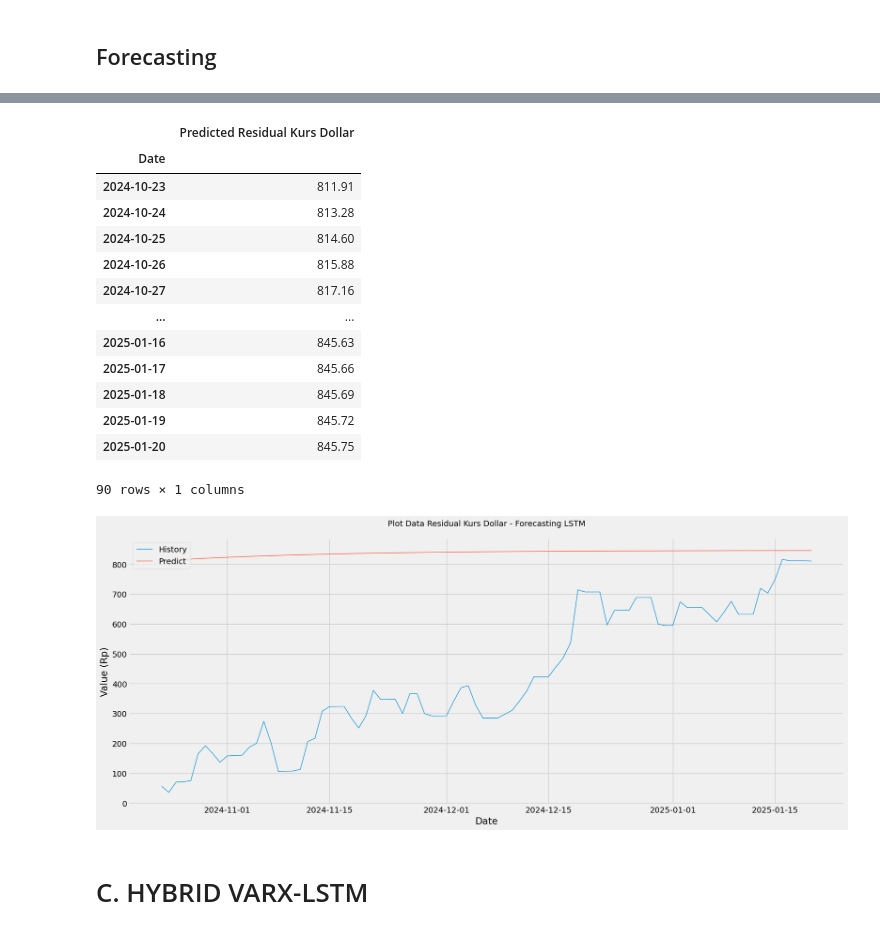
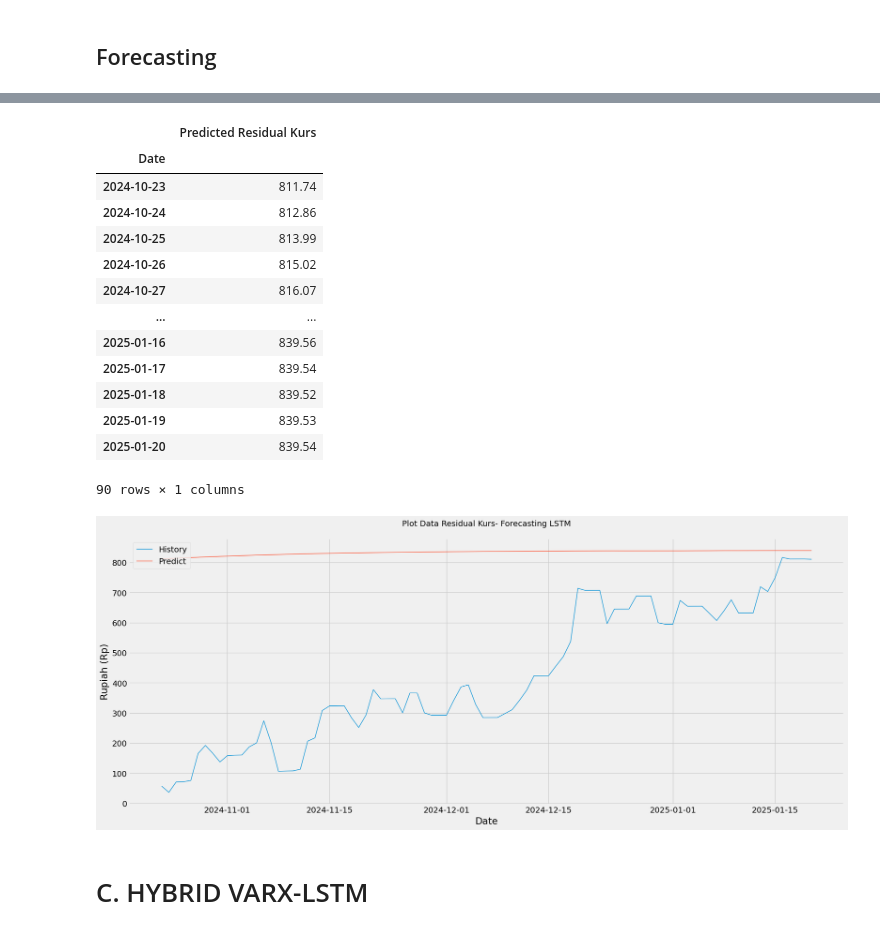
Before and after one commit to gladysadyaz/VAR, a Jupyter notebook: 10_Hybrid_LSTM__Kurs.ipynb, the cells around one changed output, grey strips where cells are left out. Cells and saved outputs as stored; diff of their text form; code cells hidden in the pictures.

```diff
--- a/10_Hybrid_LSTM__Kurs.ipynb
+++ b/10_Hybrid_LSTM__Kurs.ipynb
@@ -49,7 +49,7 @@ pd.options.display.float_format = '{:.2f}'.format
 ## Splitting & Scaling
 # %%
 file_path_actual = "/content/drive/My Drive/Colab Notebooks/wisman bali-kurs (1).xlsx"
-df_actual = pd.read_excel(file_path_actual, sheet_name='Sheet5')
+df_actual = pd.read_excel(file_path_actual, sheet_name='Sheet1')
 df_actual['Date'] = pd.to_datetime(df_actual['Date'], format='%d/%m/%Y')
 df_actual.set_index('Date', inplace=True)
 print(df_actual.head())
@@ -149,7 +148,7 @@ def create_model_lstm2(units1, units2, dropout_rate, learning_rate, init_scheme)
 param_grid_lstm2 = {
     'units1': [50, 100],
     'units2': [50, 100],
-    'dropout_rate': [0, 0.2],
+    'dropout_rate': [0, 0.2, 0.3],
     'learning_rate': [0.01, 0.001],
     'batch_size': [16, 32, 64],
     'epochs': [100],
@@ -166,39 +165,22 @@ param_list_lstm2 = list(product(param_grid_lstm2['units1'],
                                 param_grid_lstm2['epochs'],
                                 param_grid_lstm2['init_scheme'],))
 # %%
-from tqdm.notebook import tqdm
-
-# Inisialisasi tracking
+# Initialize variables to track the best model and the best score for LSTM2
 best_score_lstm2 = float('inf')
 best_params_lstm2 = None
 best_model_lstm2 = None
 
-# Total kombinasi
-total_combinations = len(param_list_lstm2)
-
-print("Starting LSTM2 tuning...\n")
-
-# Loop dengan tqdm
-for i, params in enumerate(tqdm(param_list_lstm2, desc="LSTM2 Grid Search", unit="comb")):
+# Perform manual grid search for LSTM
+for params in param_list_lstm2:
     units1, units2, dropout_rate, learning_rate, batch_size, epochs, init_scheme = params
 
-    # Cetak 1x info konfigurasi saat ini
-    print(f"Training model {i+1}/{total_combinations} | "
-          f"units1={units1}, units2={units2}, dropout={dropout_rate}, "
-          f"lr={learning_rate}, batch={batch_size}, epochs={epochs}, init={init_scheme}")
+    print(f"Training LSTM model with parameters: units1={units1}, units2={units2}, dropout_rate={dropout_rate}, learning_rate={learning_rate}, batch_size={batch_size}, epochs={epochs}")
 
     model_lstm2 = create_model_lstm2(units1, units2, dropout_rate, learning_rate, init_scheme)
 
     early_stopping = EarlyStopping(monitor='val_loss', patience=3, restore_best_weights=True)
 
-    history_lstm2 = model_lstm2.fit(
-        X2_train, y2_train,
-        batch_size=batch_size,
-        epochs=epochs,
-        validation_data=(X2_test, y2_test),
-        callbacks=[early_stopping],
-        verbose=0
-    )
+    history_lstm2 = model_lstm2.fit(X2_train, y2_train, batch_size=batch_size, epochs=epochs, validation_data=(X2_test, y2_test), callbacks=[early_stopping], verbose=0)
 
     val_loss = min(history_lstm2.history['val_loss'])
 
@@ -215,6 +197,5 @@ for i, params in enumerate(tqdm(param_list_lstm2, desc="LSTM2 Grid Search", unit
         }
         best_model_lstm2 = model_lstm2
 
-# Hasil akhir
-print(f"\n Best LSTM score: {best_score_lstm2:.6f} with parameters:\n{best_params_lstm2}")
+print(f"Best LSTM score: {best_score_lstm2} with parameters: {best_params_lstm2}")
 # %% [output]
@@ -415,43 +395,43 @@ for _ in range(90):
 # %%
 # Inverse transform the predictions to original scale
 predictions_lstm2 = scaler2.inverse_transform(predictions_lstm2)
 
 # Save predictions to DataFrame
-df_future_predictions_lstm2 = pd.DataFrame(predictions_lstm2, columns=['Predicted Residual Kurs Dollar'])
+df_future_predictions_lstm2 = pd.DataFrame(predictions_lstm2, columns=['Predicted Residual Kurs'])
 
 # Assuming df_update is the dataframe where you want to align future predictions, here aligning index with the valid_data's last 7 steps.
 df_future_predictions_lstm2.index = df_update.index
 
 # Display the future predictions DataFrame
 df_future_predictions_lstm2
 # %% [output]
-|  | Predicted Residual Kurs Dollar |
+|  | Predicted Residual Kurs |
 | Date |  |
-| 2024-10-23 | 811.91 |
-| 2024-10-24 | 813.28 |
-| 2024-10-25 | 814.60 |
-| 2024-10-26 | 815.88 |
-| 2024-10-27 | 817.16 |
+| 2024-10-23 | 811.74 |
+| 2024-10-24 | 812.86 |
+| 2024-10-25 | 813.99 |
+| 2024-10-26 | 815.02 |
+| 2024-10-27 | 816.07 |
 | ... | ... |
-| 2025-01-16 | 845.63 |
-| 2025-01-17 | 845.66 |
-| 2025-01-18 | 845.69 |
-| 2025-01-19 | 845.72 |
-| 2025-01-20 | 845.75 |
+| 2025-01-16 | 839.56 |
+| 2025-01-17 | 839.54 |
+| 2025-01-18 | 839.52 |
+| 2025-01-19 | 839.53 |
+| 2025-01-20 | 839.54 |
 90 rows × 1 columns
 # %%
 # Plot Data
 plt.figure(figsize=(20, 8))
 plt.plot(df.iloc[-90:]['Kurs'], linewidth=1, label='History')
-plt.plot(df_future_predictions_lstm2['Predicted Residual Kurs Dollar'], linewidth=1, label='Predict')
+plt.plot(df_future_predictions_lstm2['Predicted Residual Kurs'], linewidth=1, label='Predict')
 plt.xlabel('Date')
-plt.ylabel('Value (Rp)')
-plt.title('Plot Data Residual Kurs Dollar - Forecasting LSTM\n', fontsize=14)
+plt.ylabel('Rupiah (Rp)')
+plt.title('Plot Data Residual Kurs- Forecasting LSTM\n', fontsize=14)
 plt.legend(loc='upper left')
 plt.grid(True)
 plt.show()
 # %% [output]
-[figure, old version]
+[figure, new version]
 # %% [markdown]
 # C. HYBRID VARX-LSTM
 # %% [markdown]
```
Also changed, not shown: parts of 18 cells of this notebook.
